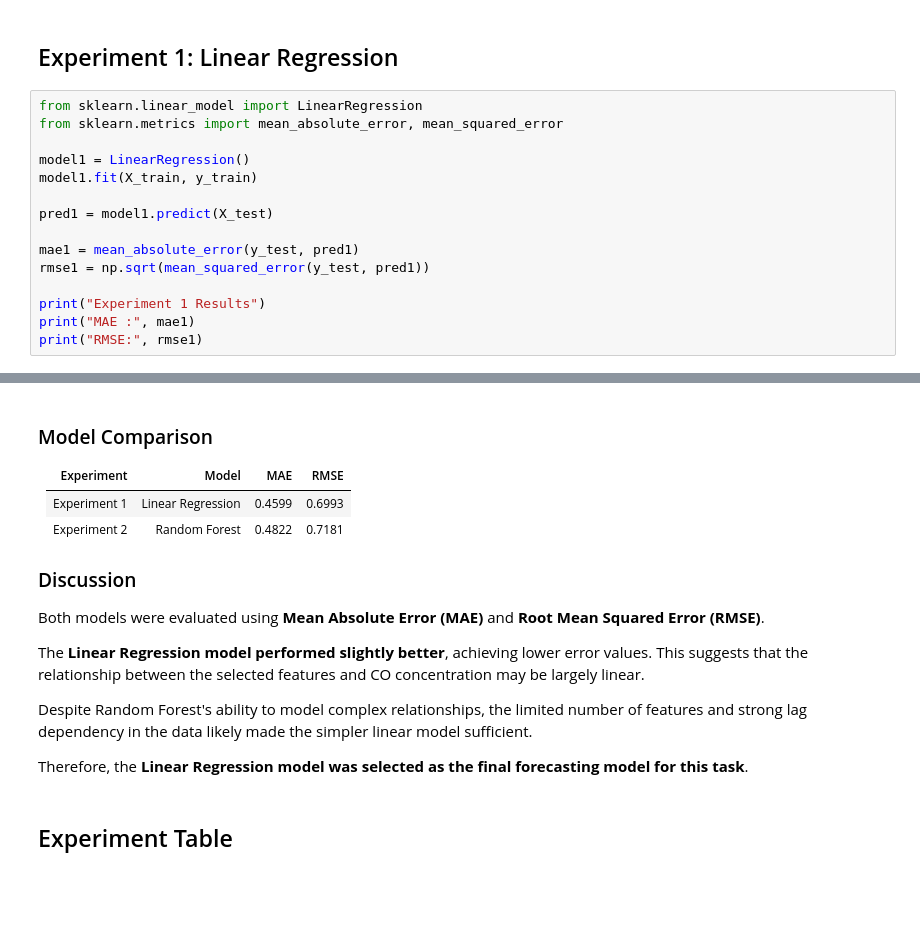
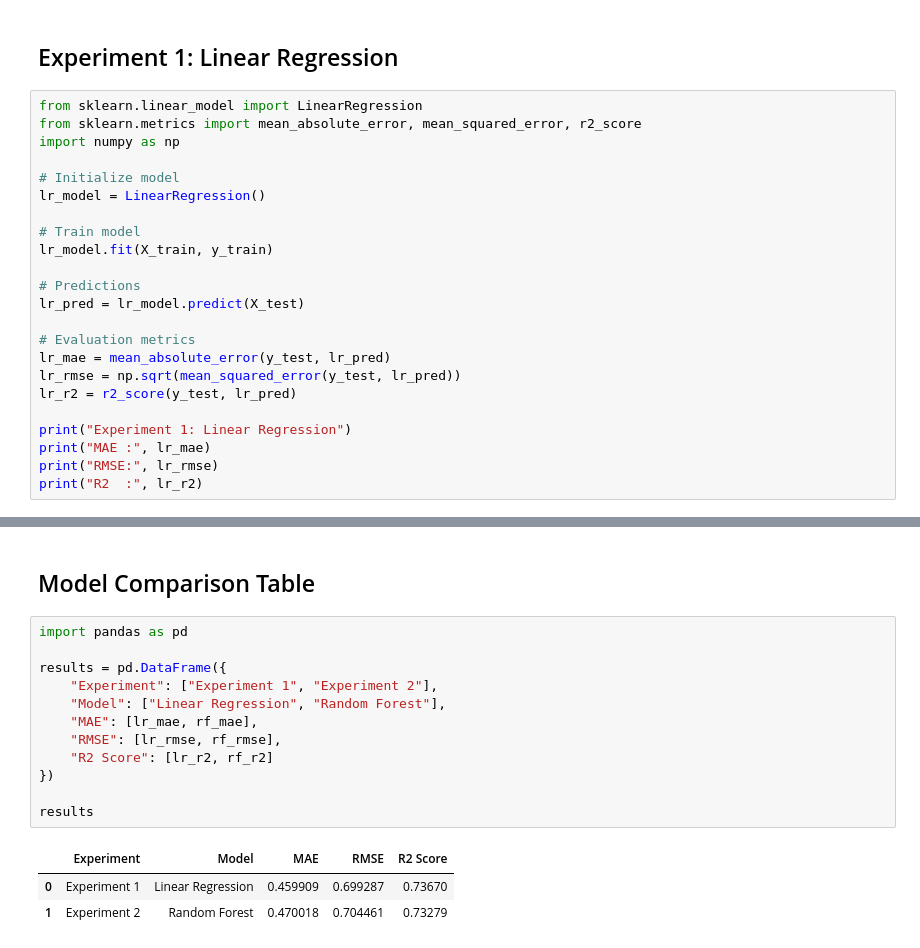
Before and after one commit to icyeza/airquality, a Jupyter notebook: airquality.ipynb, the cells around one changed output, grey strips where cells are left out. Saved outputs shown, nothing was run; the diff lists cells and outputs as text; blank space fills up the shorter version.

Commit message:
added model comparison table

```diff
--- a/airquality.ipynb
+++ b/airquality.ipynb
@@ -433,17 +432,25 @@ This approach simulates a real-world forecasting scenario where the model predic
 ## Experiment 1: Linear Regression
 # %%
 from sklearn.linear_model import LinearRegression
-from sklearn.metrics import mean_absolute_error, mean_squared_error
+from sklearn.metrics import mean_absolute_error, mean_squared_error, r2_score
+import numpy as np
 
-model1 = LinearRegression()
-model1.fit(X_train, y_train)
+# Initialize model
+lr_model = LinearRegression()
 
-pred1 = model1.predict(X_test)
+# Train model
+lr_model.fit(X_train, y_train)
 
-mae1 = mean_absolute_error(y_test, pred1)
-rmse1 = np.sqrt(mean_squared_error(y_test, pred1))
+# Predictions
+lr_pred = lr_model.predict(X_test)
 
-print("Experiment 1 Results")
-print("MAE :", mae1)
-print("RMSE:", rmse1)
+# Evaluation metrics
+lr_mae = mean_absolute_error(y_test, lr_pred)
+lr_rmse = np.sqrt(mean_squared_error(y_test, lr_pred))
+lr_r2 = r2_score(y_test, lr_pred)
+
+print("Experiment 1: Linear Regression")
+print("MAE :", lr_mae)
+print("RMSE:", lr_rmse)
+print("R2  :", lr_r2)
 # %% [output]
@@ -496,19 +526,18 @@ RMSE: 0.7180974708016546
 # %% [markdown]
-### Model Comparison
-
-| Experiment | Model | MAE | RMSE |
-|------------|------|------|------|
-| Experiment 1 | Linear Regression | 0.4599 | 0.6993 |
-| Experiment 2 | Random Forest | 0.4822 | 0.7181 |
-
-### Discussion
-
-Both models were evaluated using **Mean Absolute Error (MAE)** and **Root Mean Squared Error (RMSE)**.
-
-The **Linear Regression model performed slightly better**, achieving lower error values. This suggests that the relationship between the selected features and CO concentration may be largely linear.
-
-Despite Random Forest's ability to model complex relationships, the limited number of features and strong lag dependency in the data likely made the simpler linear model sufficient.
-
-Therefore, the **Linear Regression model was selected as the final forecasting model for this task**.
+## Model Comparison Table
-# %% [markdown]
-## Experiment Table
+# %%
+import pandas as pd
+
+results = pd.DataFrame({
+    "Experiment": ["Experiment 1", "Experiment 2"],
+    "Model": ["Linear Regression", "Random Forest"],
+    "MAE": [lr_mae, rf_mae],
+    "RMSE": [lr_rmse, rf_rmse],
+    "R2 Score": [lr_r2, rf_r2]
+})
+
+results
+# %% [output]
+|  | Experiment | Model | MAE | RMSE | R2 Score |
+| 0 | Experiment 1 | Linear Regression | 0.459909 | 0.699287 | 0.73670 |
+| 1 | Experiment 2 | Random Forest | 0.470018 | 0.704461 | 0.73279 |
```
Also changed, not shown: parts of 22 cells of this notebook.
